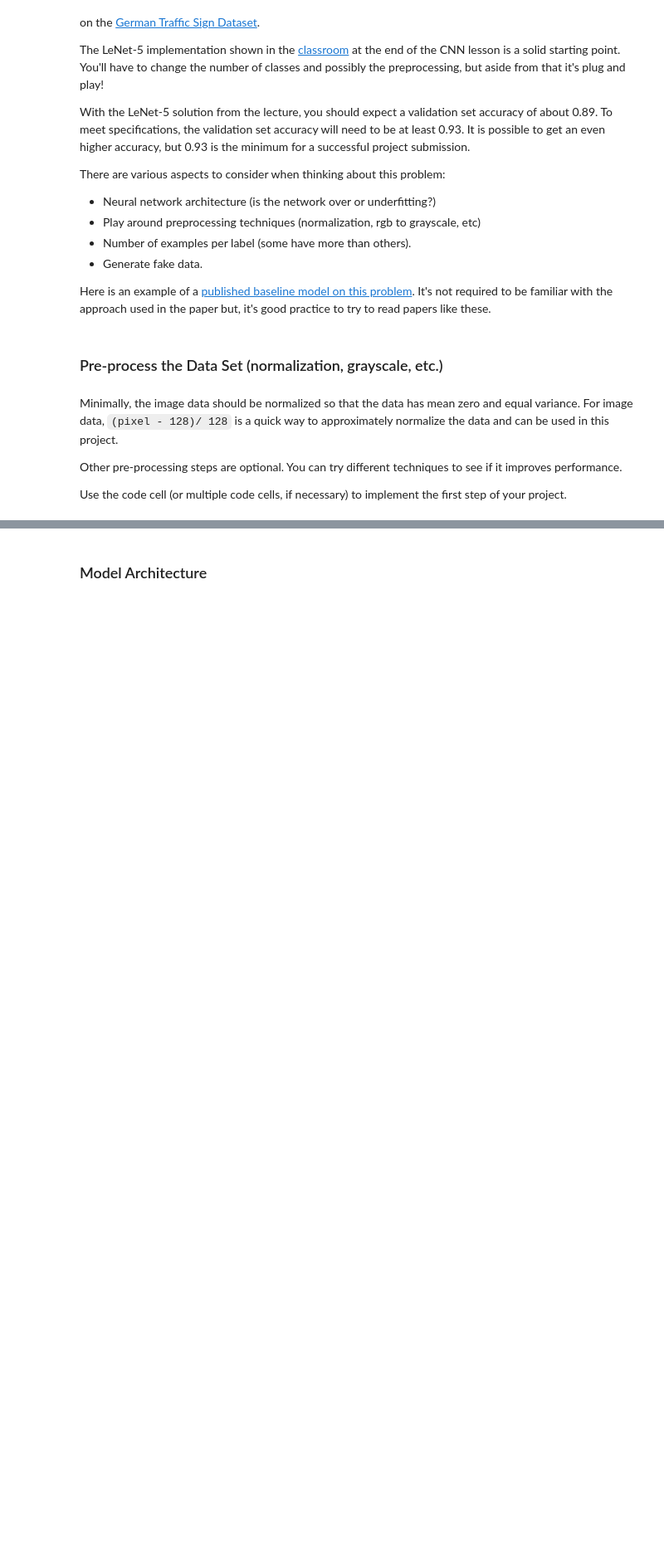
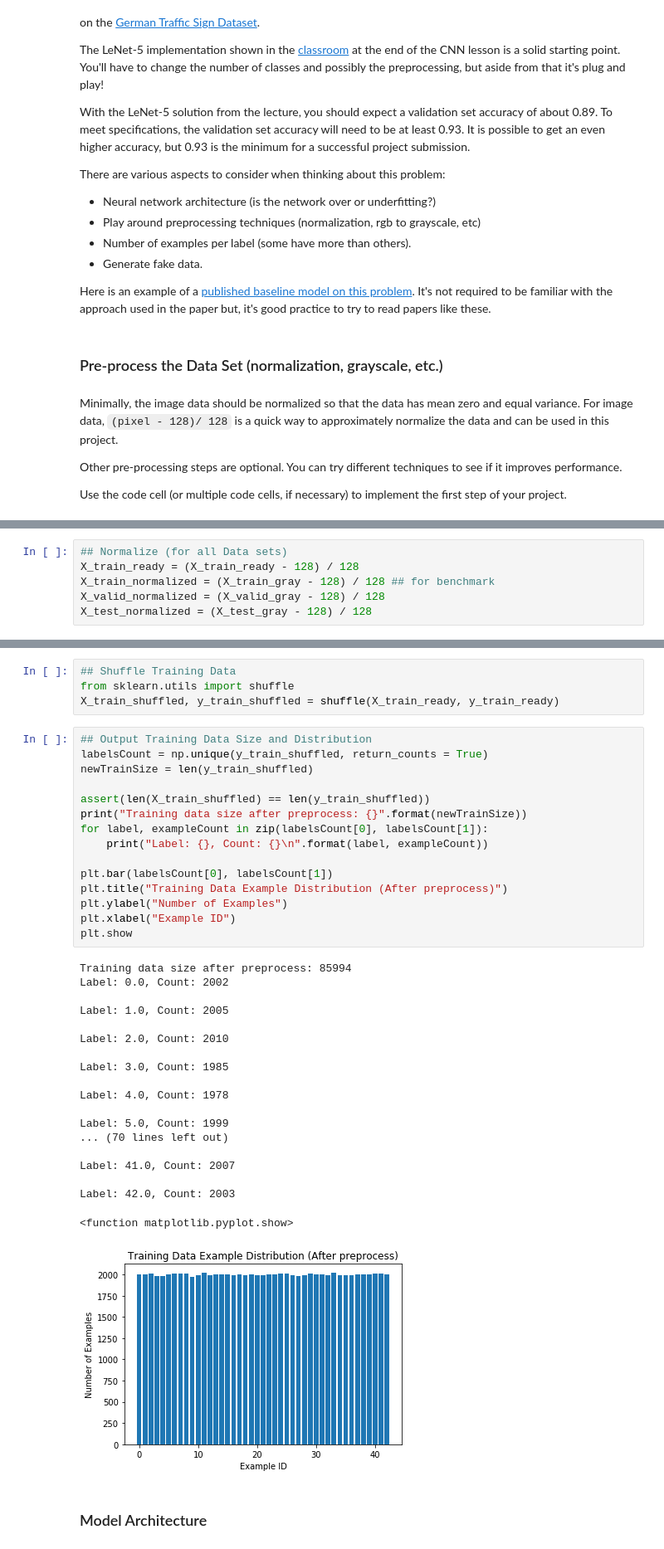
Before and after one commit to andichik/SDC-Term-1, a Jupyter notebook: CarND-Traffic-Sign-Classifier-Project/Traffic_Sign_Classifier.ipynb, the cells around one changed output, grey strips where cells are left out. Shown at 83% size. Drawn from its saved outputs; the diff is of its cells as text; blank space fills up the shorter version.

```diff
--- a/CarND-Traffic-Sign-Classifier-Project/Traffic_Sign_Classifier.ipynb
+++ b/CarND-Traffic-Sign-Classifier-Project/Traffic_Sign_Classifier.ipynb
@@ -268,0 +268,6 @@ Label: 42.0, Count: 3996
+# %%
+## Normalize (for all Data sets)
+X_train_ready = (X_train_ready - 128) / 128
+X_train_normalized = (X_train_gray - 128) / 128 ## for benchmark
+X_valid_normalized = (X_valid_gray - 128) / 128
+X_test_normalized = (X_test_gray - 128) / 128
@@ -269,3 +288,42 @@ Label: 42.0, Count: 3996
+# %%
+## Shuffle Training Data
+from sklearn.utils import shuffle
+X_train_shuffled, y_train_shuffled = shuffle(X_train_ready, y_train_ready)
+# %%
+## Output Training Data Size and Distribution
+labelsCount = np.unique(y_train_shuffled, return_counts = True)
+newTrainSize = len(y_train_shuffled)
+
+assert(len(X_train_shuffled) == len(y_train_shuffled))
+print("Training data size after preprocess: {}".format(newTrainSize))
+for label, exampleCount in zip(labelsCount[0], labelsCount[1]):
+    print("Label: {}, Count: {}\n".format(label, exampleCount))
+
+plt.bar(labelsCount[0], labelsCount[1])
+plt.title("Training Data Example Distribution (After preprocess)")
+plt.ylabel("Number of Examples")
+plt.xlabel("Example ID")
+plt.show
+# %% [output]
+Training data size after preprocess: 85994
+Label: 0.0, Count: 2002
+
+Label: 1.0, Count: 2005
+
+Label: 2.0, Count: 2010
+
+Label: 3.0, Count: 1985
+
+Label: 4.0, Count: 1978
+
+Label: 5.0, Count: 1999
+... (70 lines left out)
+
+Label: 41.0, Count: 2007
+
+Label: 42.0, Count: 2003
+<function matplotlib.pyplot.show>
+[figure, added]
 # %% [markdown]
 ### Model Architecture
 # %%
```
Also changed, not shown: parts of 22 cells of this notebook, 4 other files.
